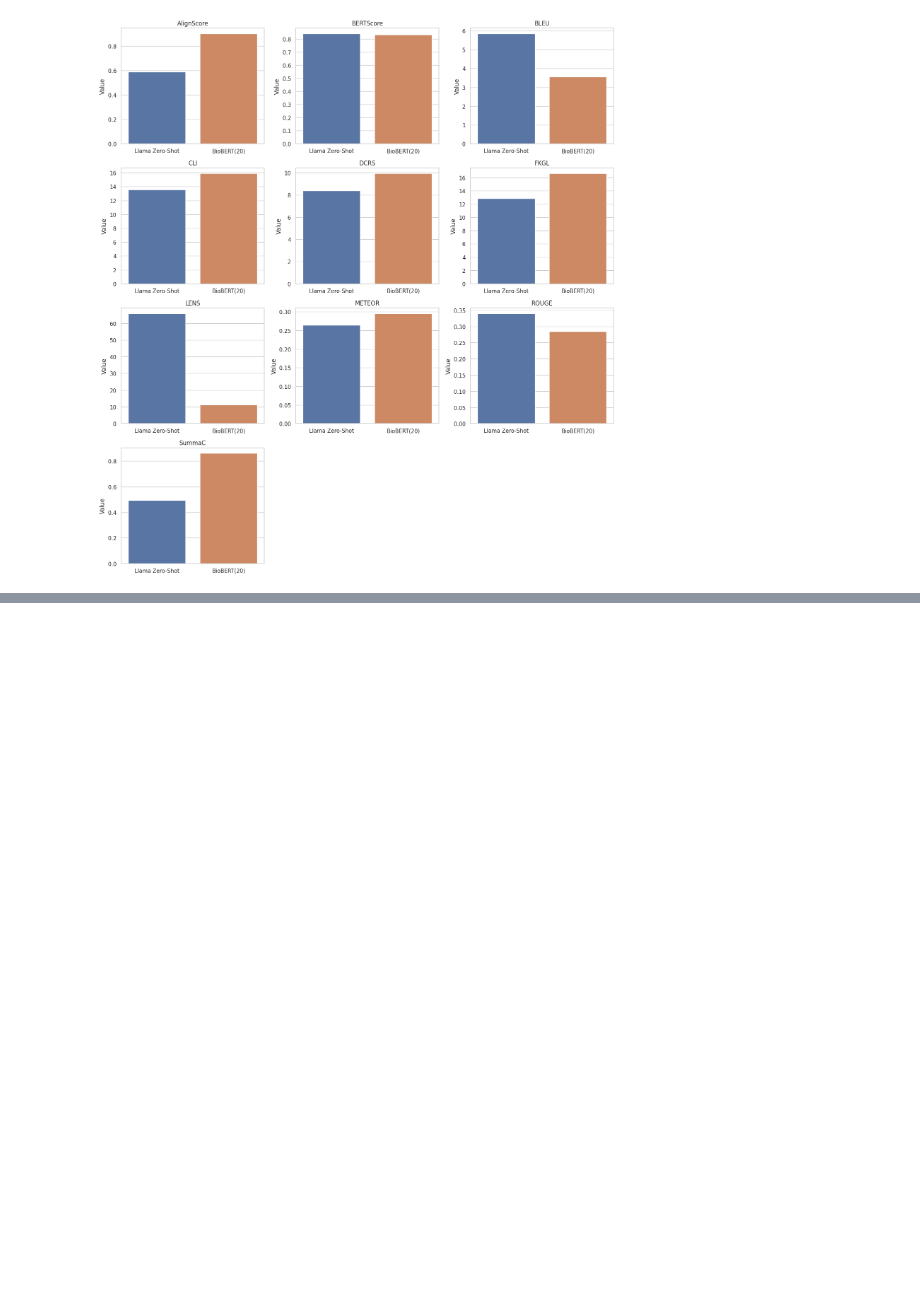
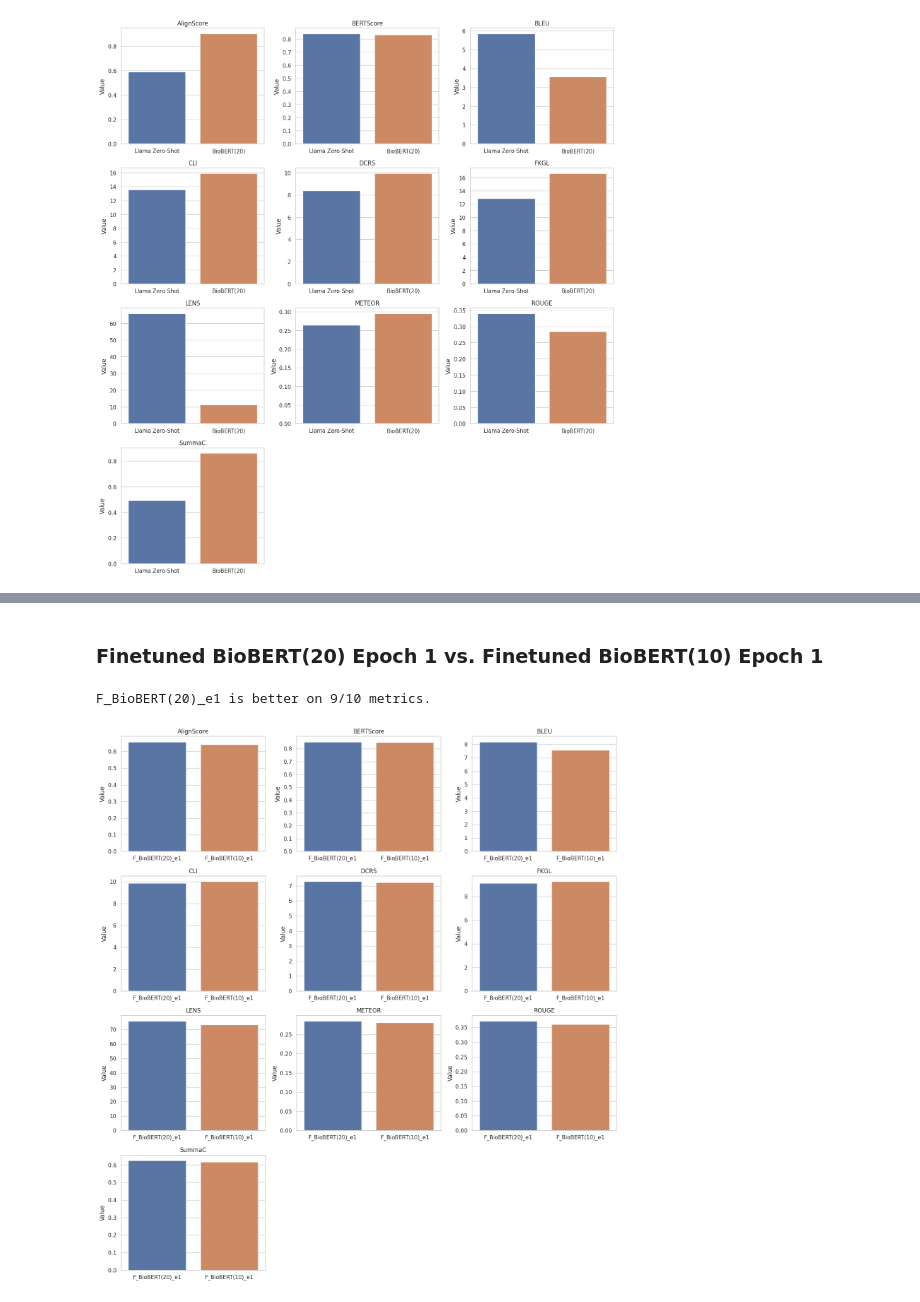
Before and after one commit to whopriyamuw/biolaysumm2025-task, a Jupyter notebook: notebooks/evals_analsis.ipynb, the cells around one changed output, grey strips where cells are left out. Saved outputs shown, nothing was run; the diff lists cells and outputs as text; code cells hidden in the pictures; blank space fills up the shorter version.

```diff
--- a/notebooks/evals_analsis.ipynb
+++ b/notebooks/evals_analsis.ipynb
@@ -201,0 +316,7 @@ Llama Zero-Shot is better on 7/10 metrics.
+# %% [markdown]
+### Finetuned BioBERT(20) Epoch 1 vs. Finetuned BioBERT(10) Epoch 1
+# %%
+pairwise_comparison(finetuned_biobert20_e1_eval, finetuned_biobert10_e1_eval, ("F_BioBERT(20)_e1", "F_BioBERT(10)_e1"))
+# %% [output]
+F_BioBERT(20)_e1 is better on 9/10 metrics.
+[figure, added]
```
Also changed, not shown: parts of 16 cells of this notebook.
